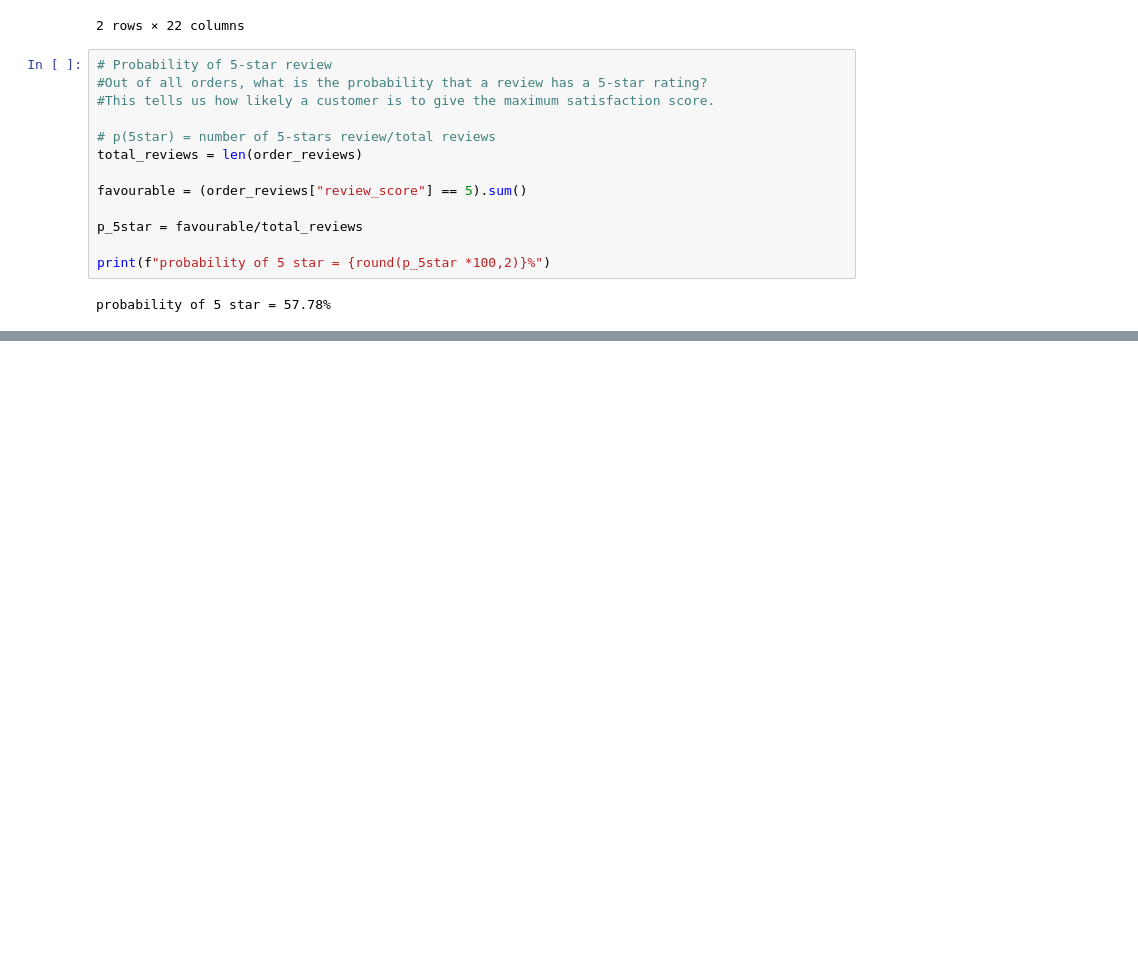
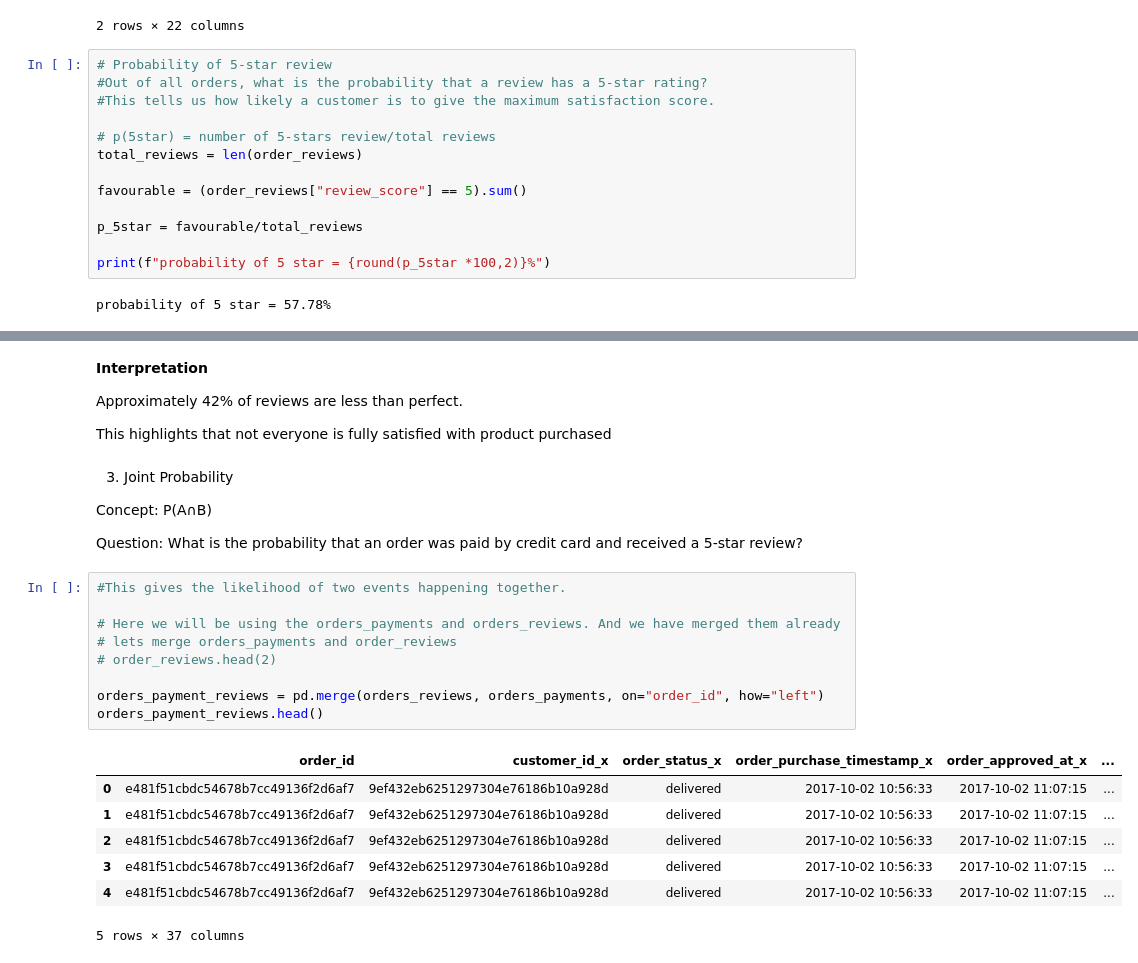
Before and after one commit to ADEOYE-MARY25/My_Task, a Jupyter notebook: Week_9/probability_work.ipynb, the cells around one changed output, grey strips where cells are left out. Cells and saved outputs as stored; diff of their text form; blank space fills up the shorter version.

```diff
--- a/Week_9/probability_work.ipynb
+++ b/Week_9/probability_work.ipynb
@@ -289,0 +313,30 @@ probability of 5 star = 57.78%
+# %% [markdown]
+**Interpretation**
+
+Approximately 42% of reviews are less than perfect.
+
+
+This highlights that not everyone is fully satisfied with product purchased
+# %% [markdown]
+3. Joint Probability
+
+Concept: P(A∩B)
+
+Question: What is the probability that an order was paid by credit card and received a 5-star review?
+# %%
+#This gives the likelihood of two events happening together.
+
+# Here we will be using the orders_payments and orders_reviews. And we have merged them already
+# lets merge orders_payments and order_reviews
+# order_reviews.head(2)
+
+orders_payment_reviews = pd.merge(orders_reviews, orders_payments, on="order_id", how="left")
+orders_payment_reviews.head()
+# %% [output]
+|  | order_id | customer_id_x | order_status_x | order_purchase_timestamp_x | order_approved_at_x | ... |
+| 0 | e481f51cbdc54678b7cc49136f2d6af7 | 9ef432eb6251297304e76186b10a928d | delivered | 2017-10-02 10:56:33 | 2017-10-02 11:07:15 | ... |
+| 1 | e481f51cbdc54678b7cc49136f2d6af7 | 9ef432eb6251297304e76186b10a928d | delivered | 2017-10-02 10:56:33 | 2017-10-02 11:07:15 | ... |
+| 2 | e481f51cbdc54678b7cc49136f2d6af7 | 9ef432eb6251297304e76186b10a928d | delivered | 2017-10-02 10:56:33 | 2017-10-02 11:07:15 | ... |
+| 3 | e481f51cbdc54678b7cc49136f2d6af7 | 9ef432eb6251297304e76186b10a928d | delivered | 2017-10-02 10:56:33 | 2017-10-02 11:07:15 | ... |
+| 4 | e481f51cbdc54678b7cc49136f2d6af7 | 9ef432eb6251297304e76186b10a928d | delivered | 2017-10-02 10:56:33 | 2017-10-02 11:07:15 | ... |
+5 rows × 37 columns
```
Also changed, not shown: parts of 23 cells of this notebook.
